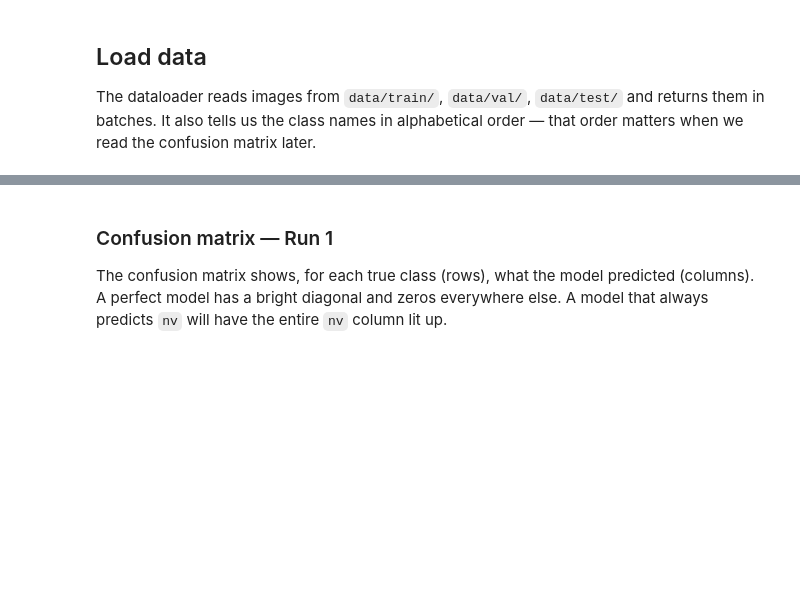
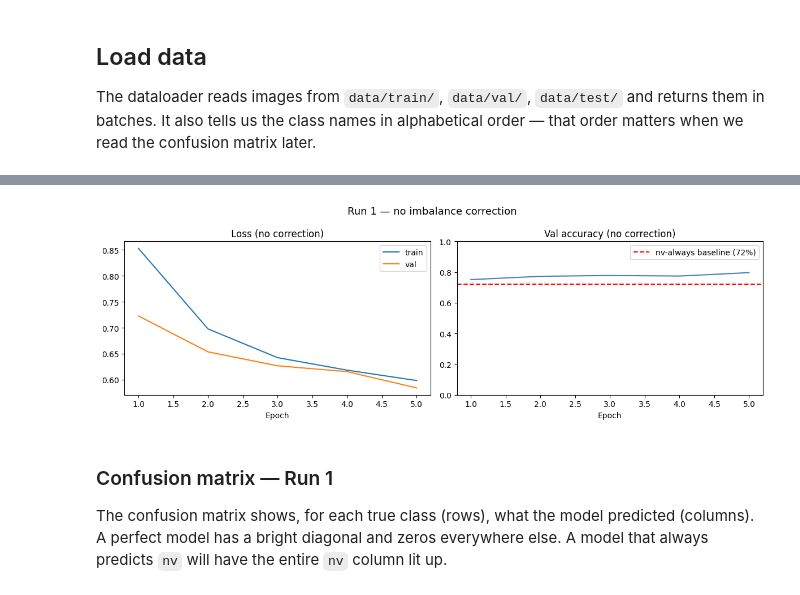
Before and after one commit to yjkong04/neonatal-ml-learning, a Jupyter notebook: projects/kramer-classifier/notebooks/02-baseline-resnet.ipynb, the cells around one changed output, grey strips where cells are left out. Saved outputs shown, nothing was run; the diff lists cells and outputs as text; code cells hidden in the pictures; blank space fills up the shorter version.

```diff
--- a/projects/kramer-classifier/notebooks/02-baseline-resnet.ipynb
+++ b/projects/kramer-classifier/notebooks/02-baseline-resnet.ipynb
@@ -57,3 +55,3 @@ Prediction: val accuracy will look decent but the model will be mostly predictin
 # %%
-model_v1 = build_model(num_classes=num_classes, backbone='resnet18', freeze_backbone=True)
+model_v1 = build_model(num_classes=num_classes, backbone='resnet50', freeze_backbone=True)
 history_v1 = train(model_v1, train_loader, val_loader, epochs=5, lr=1e-3, save_dir=RESULTS_DIR + '/v1')
@@ -60,25 +89,27 @@ history_v1 = train(model_v1, train_loader, val_loader, epochs=5, lr=1e-3, save_d
 # %%
 fig, axes = plt.subplots(1, 2, figsize=(12, 4))
 
 epochs = range(1, len(history_v1['train_loss']) + 1)
 
 axes[0].plot(epochs, history_v1['train_loss'], label='train')
 axes[0].plot(epochs, history_v1['val_loss'], label='val')
 axes[0].set_title('Loss (no correction)')
 axes[0].set_xlabel('Epoch')
 axes[0].legend()
 
 axes[1].plot(epochs, history_v1['val_acc'], color='steelblue')
-axes[1].axhline(majority_baseline, linestyle='--', color='red', label=f'{majority_class}-always baseline ({majority_baseline:.0%})')
+axes[1].axhline(0.72, linestyle='--', color='red', label='nv-always baseline (72%)')
 axes[1].set_title('Val accuracy (no correction)')
 axes[1].set_xlabel('Epoch')
 axes[1].set_ylim(0, 1)
 axes[1].legend()
 
 plt.suptitle('Run 1 — no imbalance correction', fontsize=13)
 plt.tight_layout()
 plt.savefig(RESULTS_DIR + '/v1_training_curves.png', dpi=150)
 plt.show()
+# %% [output]
+[figure, added]
 # %% [markdown]
 ### Confusion matrix — Run 1
 
```
Also changed, not shown: parts of 15 cells of this notebook, 1 other file.
